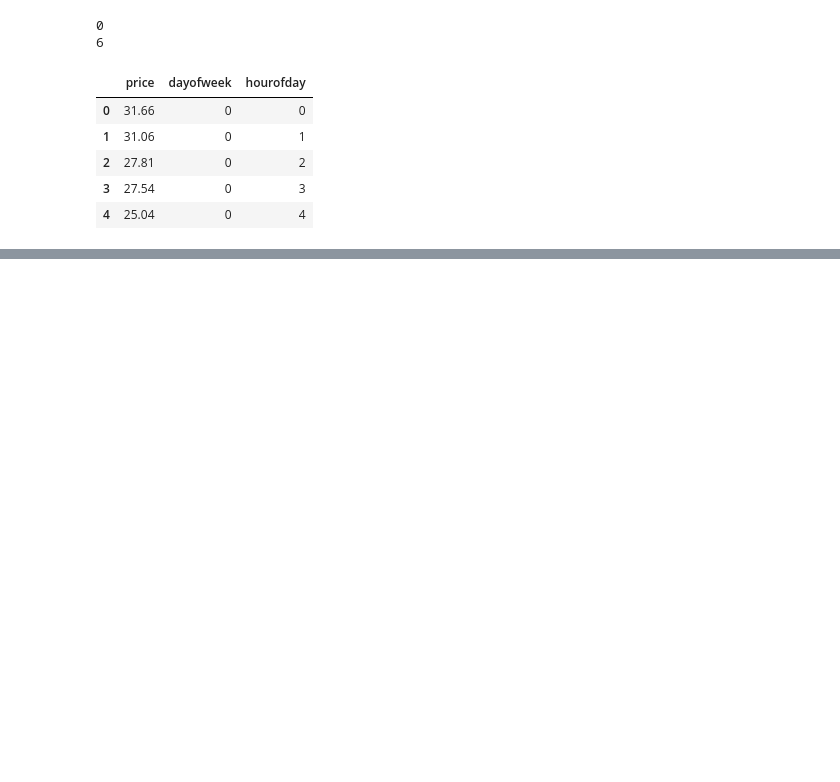
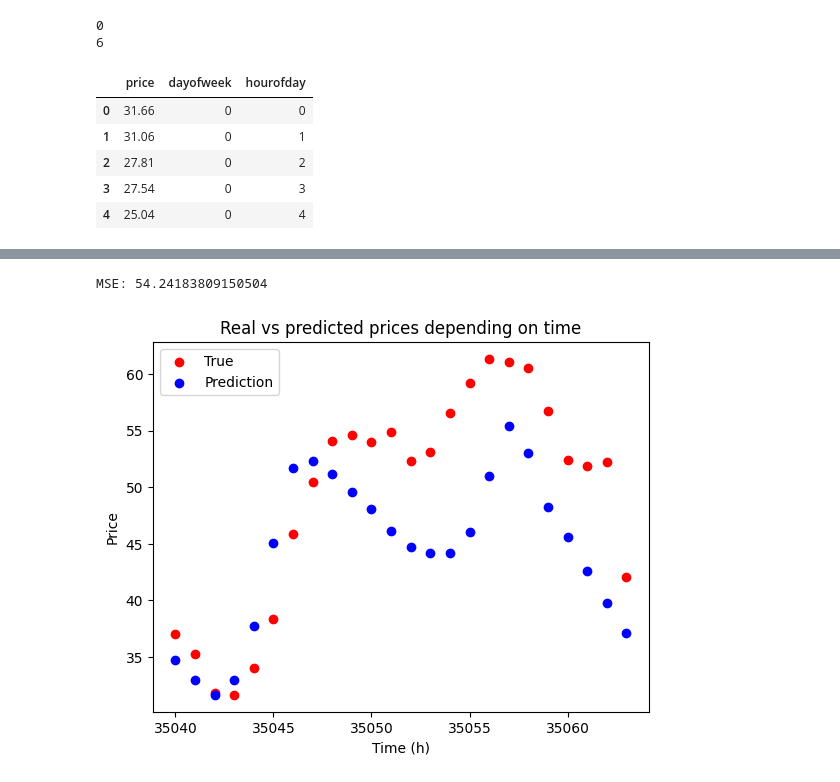
Before and after one commit to RobinMeneust/air_liquide_ai_challenge, a Jupyter notebook: notebooks/xgboost.ipynb, the cells around one changed output, grey strips where cells are left out. Saved outputs shown, nothing was run; the diff lists cells and outputs as text; code cells hidden in the pictures; blank space fills up the shorter version.

```diff
--- a/notebooks/xgboost.ipynb
+++ b/notebooks/xgboost.ipynb
@@ -142,20 +201,5 @@ With provided augmented data
 # %%
-# for all files in the directory
-import os
-import pandas as pd
-from tqdm import tqdm
-
 directory = "../data/scenarios synthetiques/prix/"
-
-# read all files in the directory panda
-xgb_model = None
-for filename in tqdm(os.listdir(directory)):
-    if filename.endswith(".parquet"):
-        df = pd.read_parquet(directory + filename)
-        X_train, y_train, X_test, y_test = split_data(df, 24, ["dayofweek", "hourofday"], "price")
-
-        if xgb_model is None:
-            xgb_model = xgb.XGBRegressor(**reg_cv.best_params_)
-            xgb_model.fit(X_train, y_train)
-        else:
-            xgb_model.fit(X_train, y_train, xgb_model=xgb_model)
+X_train_synthetic, y_train_synthetic = load_synthetic_data_point_by_point(directory)
+X_train_all = pd.concat([X_train, X_train_synthetic])
+y_train_all = pd.concat([y_train, y_train_synthetic])
@@ -178,0 +206,8 @@ MSE: 285.06583400778845
+# %%
+xgb_model = train_model(X_train_synthetic, y_train_synthetic, params)
+predictions = xgb_model.predict(X_test)
+print("MSE:", mean_squared_error(y_test, predictions))
+plot_predictions_vs_real(X_test, y_test, predictions)
+# %% [output]
+MSE: 54.24183809150504
+[figure, added]
```
Also changed, not shown: parts of 45 cells of this notebook, 3 other files.
